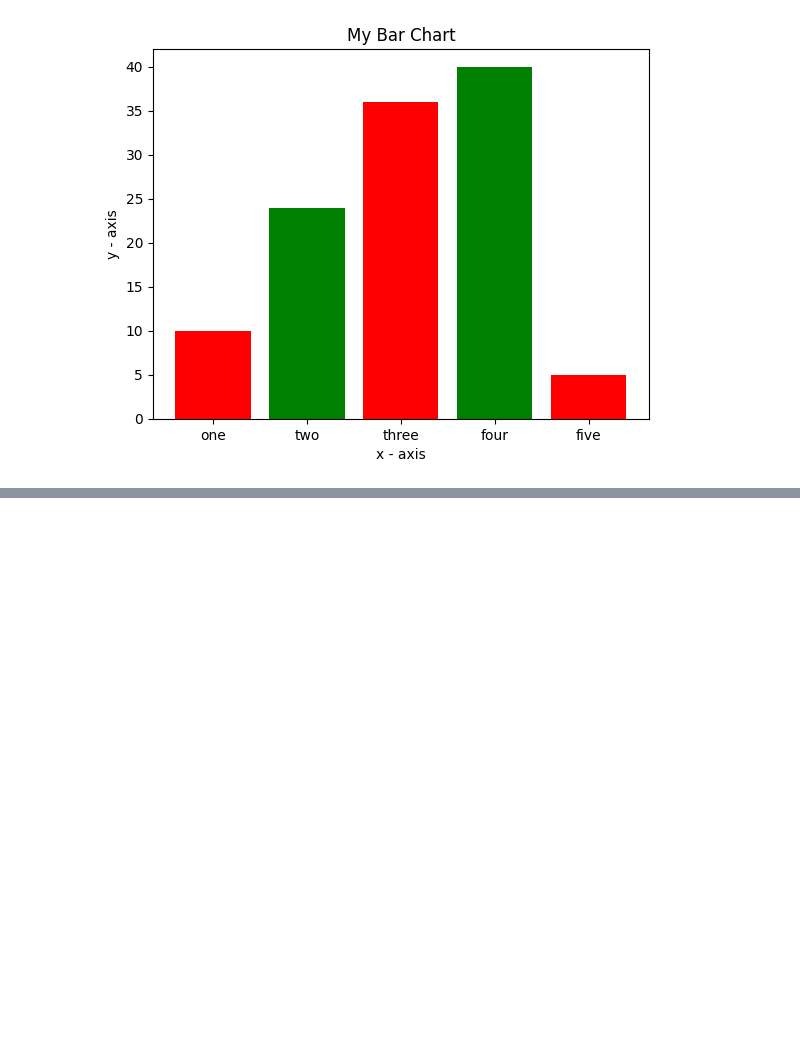
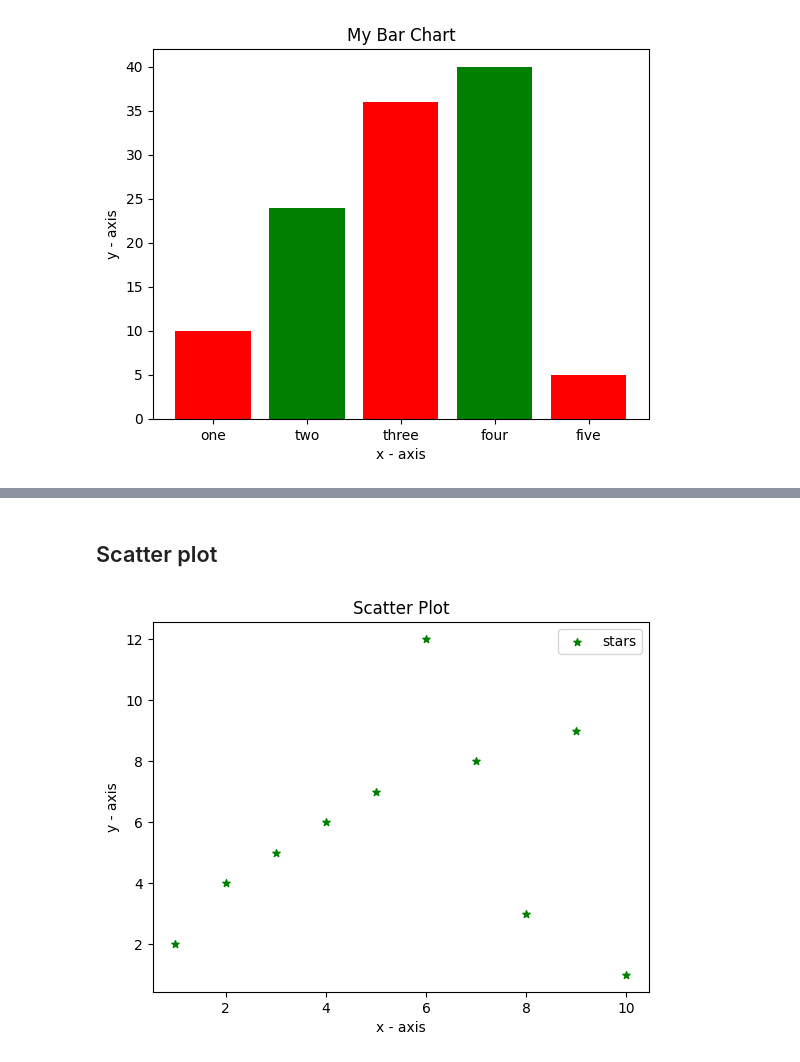
Before and after one commit to HarshvardhanJ/maths, a Jupyter notebook: src/learn/Plotting/Matplotlib.ipynb, the cells around one changed output, grey strips where cells are left out. Drawn from its saved outputs; the diff is of its cells as text; code cells hidden in the pictures; blank space fills up the shorter version.

```diff
--- a/src/learn/Plotting/Matplotlib.ipynb
+++ b/src/learn/Plotting/Matplotlib.ipynb
@@ -137,0 +167,28 @@ plt.show()
+# %% [markdown]
+## Scatter plot
+# %%
+# plotting scatter plots
+import matplotlib.pyplot as plt
+
+# values for x, y axes
+x = [1,2,3,4,5,6,7,8,9,10]
+y = [2,4,5,6,7,12,8,3,9,1]
+
+# plotting points on scatter
+plt.scatter(x, y, label="stars", color="green",
+            marker="*", s = 30)
+
+# naming axes
+plt.xlabel("x - axis")
+plt.ylabel("y - axis")
+
+# setting title
+plt.title("Scatter Plot")
+
+# adding legend
+plt.legend()
+
+# showing plot
+plt.show()
+# %% [output]
+[figure, added]
```
Also changed, not shown: parts of 12 cells of this notebook.
